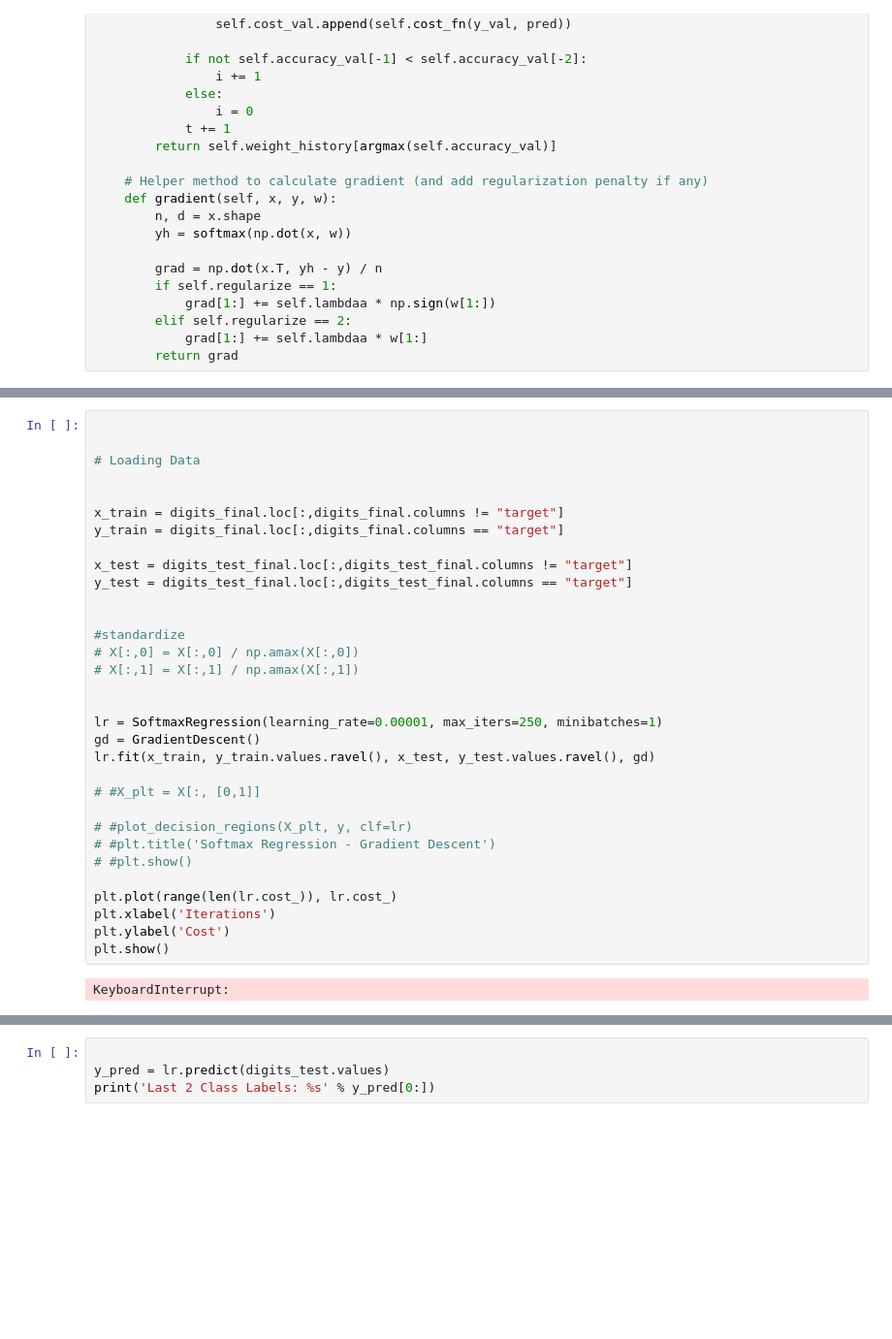
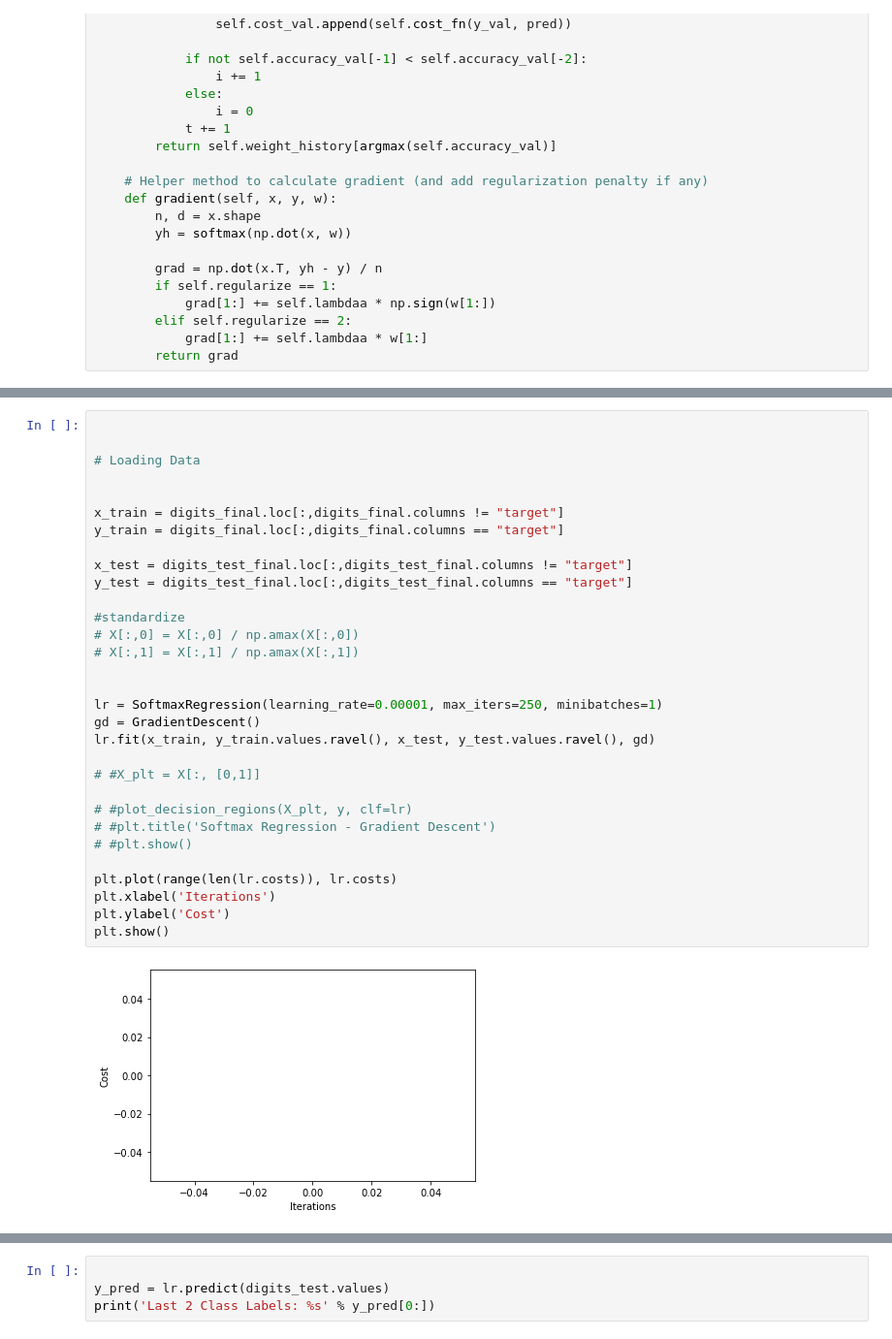
Before and after one commit to brendanmarks/project2, a Jupyter notebook: project2.ipynb, the cells around one changed output, grey strips where cells are left out. Shown: that part at 97% size. Cells and saved outputs as stored; diff of their text form; blank space fills up the shorter version.

```diff
--- a/project2.ipynb
+++ b/project2.ipynb
@@ -453,36 +369,35 @@ class SoftmaxRegression(object):
 
 
 # Loading Data
 
 
 x_train = digits_final.loc[:,digits_final.columns != "target"]
 y_train = digits_final.loc[:,digits_final.columns == "target"]
 
 x_test = digits_test_final.loc[:,digits_test_final.columns != "target"]
 y_test = digits_test_final.loc[:,digits_test_final.columns == "target"]
-
 
 #standardize
 # X[:,0] = X[:,0] / np.amax(X[:,0])
 # X[:,1] = X[:,1] / np.amax(X[:,1])
 
 
 lr = SoftmaxRegression(learning_rate=0.00001, max_iters=250, minibatches=1)
 gd = GradientDescent()
 lr.fit(x_train, y_train.values.ravel(), x_test, y_test.values.ravel(), gd)
 
 # #X_plt = X[:, [0,1]]
 
 # #plot_decision_regions(X_plt, y, clf=lr)
 # #plt.title('Softmax Regression - Gradient Descent')
 # #plt.show()
 
-plt.plot(range(len(lr.cost_)), lr.cost_)
+plt.plot(range(len(lr.costs)), lr.costs)
 plt.xlabel('Iterations')
 plt.ylabel('Cost')
 plt.show()
 # %% [output]
-KeyboardInterrupt:
+[figure, added]
 # %%
 digits_target_test.values[0:]
 # %% [output]
```
Also changed, not shown: parts of 6 cells of this notebook.
